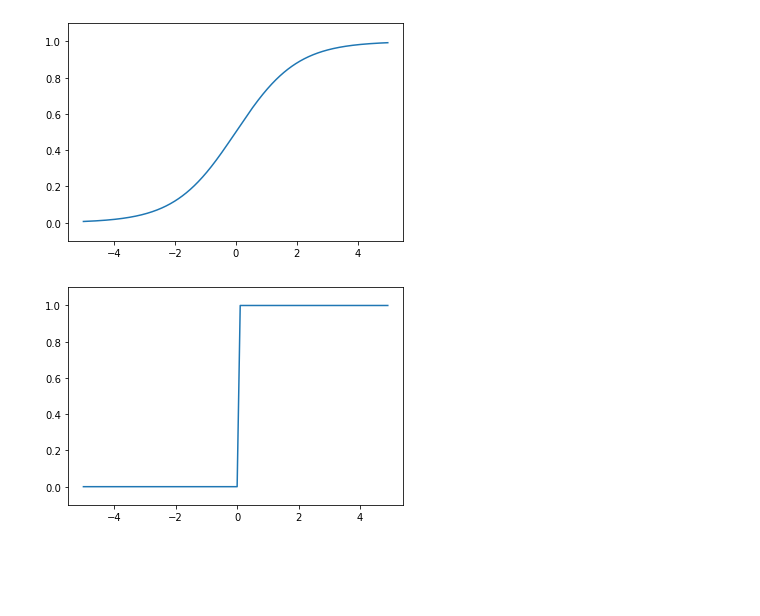
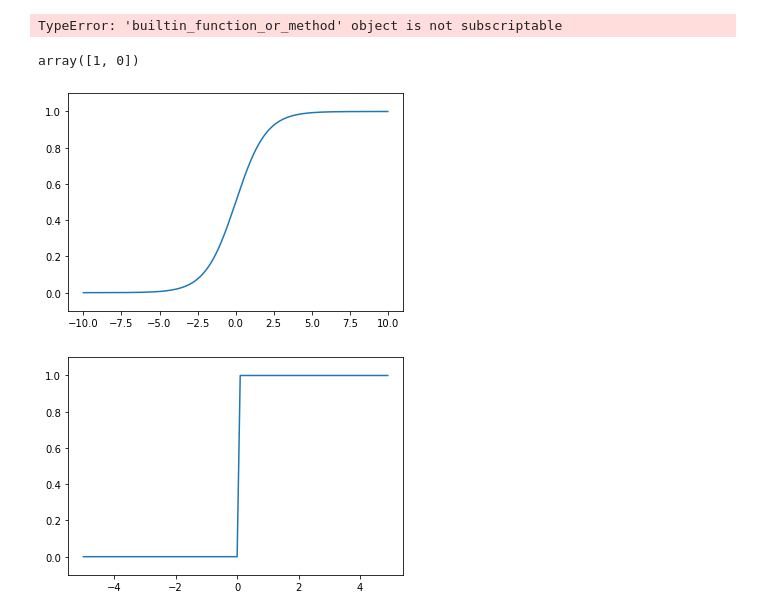
Before and after one commit to imguru-mooc/AI_Basic, a Jupyter notebook: deep-learning-from-scratch-master/ch03/ch03.ipynb, the cells around one changed output. Drawn from its saved outputs; the diff is of its cells as text; code cells hidden in the pictures; blank space fills up the shorter version.

```diff
--- a/deep-learning-from-scratch-master/ch03/ch03.ipynb
+++ b/deep-learning-from-scratch-master/ch03/ch03.ipynb
@@ -1,18 +1,40 @@
+# %%
+import numpy as np
+def step_function(x):
+    if x > 0:
+        return 1
+    else :
+        return 0
+
+# step_function(-10)
+step_function(np.array[10, -10])
+# %% [output]
+TypeError: 'builtin_function_or_method' object is not subscriptable
+# %%
+import numpy as np
+def step_function(x):
+    y = x > 0
+    return y.astype(np.int)
+
+# step_function(-10)
+step_function(np.array([10, -10]))
+# %% [output]
+array([1, 0])
 # %%
 import numpy as np
 import matplotlib.pylab as plt
 
 
 def sigmoid(x):
     return 1 / (1 + np.exp(-x))
 
-X = np.arange(-5.0, 5.0, 0.01)
+X = np.arange(-10.0, 10.0, 0.01)
 Y = sigmoid(X)
 plt.plot(X, Y)
 plt.ylim(-0.1, 1.1)
 plt.show()
 # %% [output]
-[figure, old version]
+[figure, new version]
 # %%
 import numpy as np
 import matplotlib.pylab as plt
```
Also changed, not shown: parts of 13 cells of this notebook.
